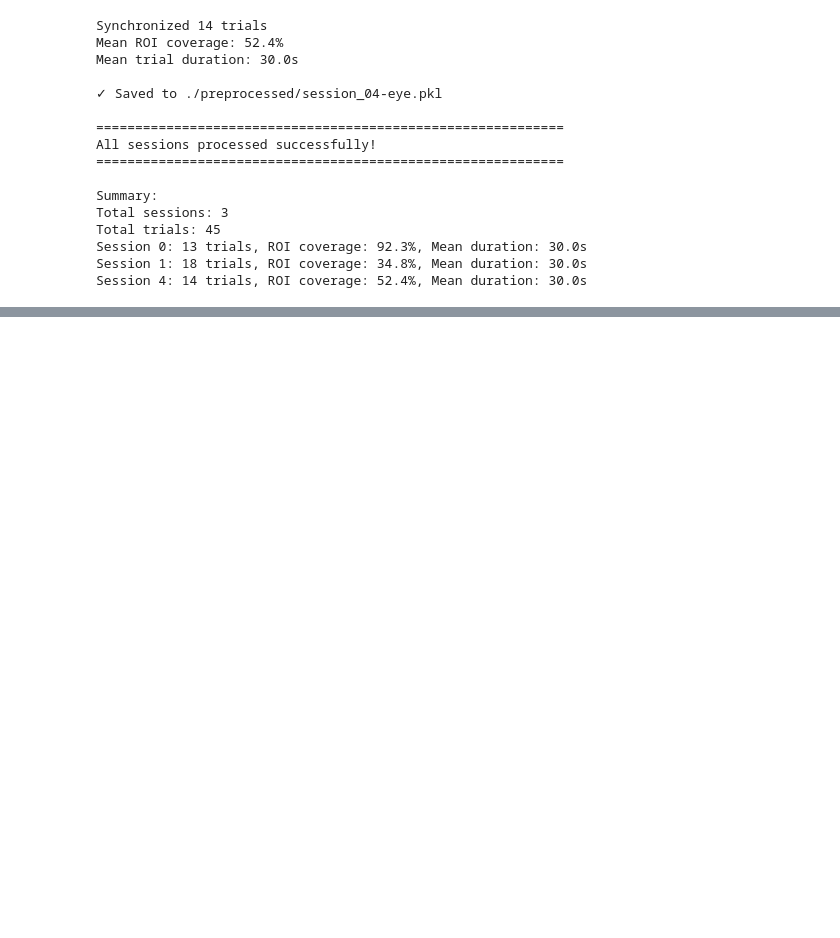
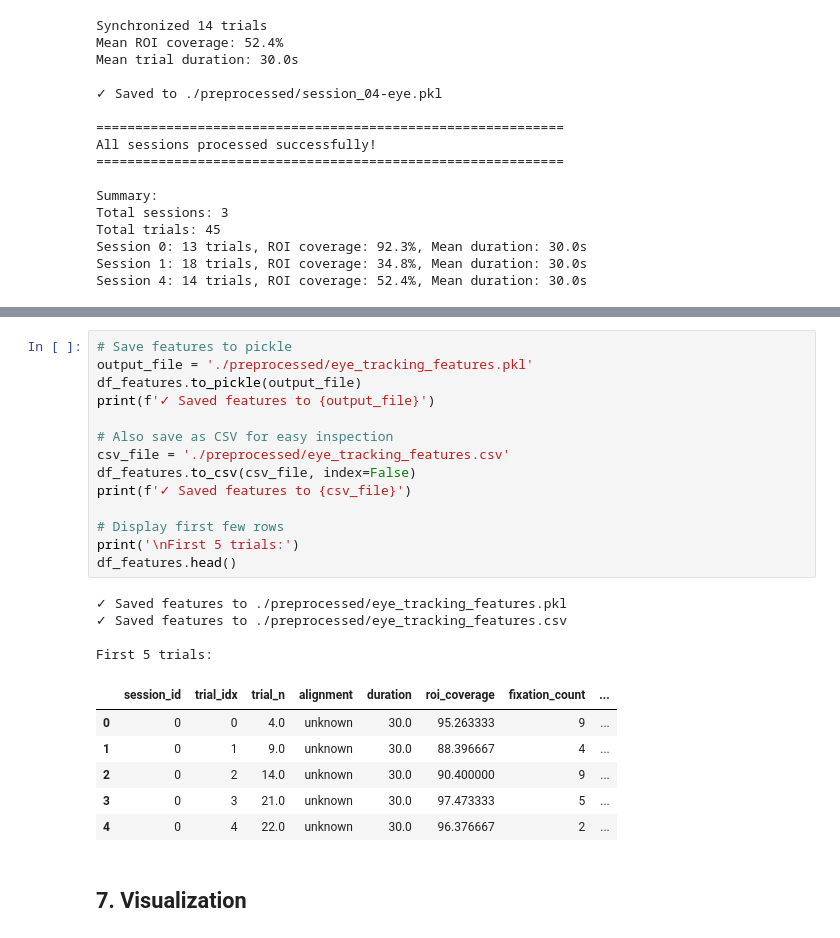
Before and after one commit to kimberlyeder/eeg-eyetracking-analysis, a Jupyter notebook: 06_EyeEvents.ipynb, the cells around one changed output, grey strips where cells are left out. Saved outputs shown, nothing was run; the diff lists cells and outputs as text; blank space fills up the shorter version.

```diff
--- a/06_EyeEvents.ipynb
+++ b/06_EyeEvents.ipynb
@@ -1044 +853,28 @@ pip install pyedfread
+# %%
+# Save features to pickle
+output_file = './preprocessed/eye_tracking_features.pkl'
+df_features.to_pickle(output_file)
+print(f'✓ Saved features to {output_file}')
+
+# Also save as CSV for easy inspection
+csv_file = './preprocessed/eye_tracking_features.csv'
+df_features.to_csv(csv_file, index=False)
+print(f'✓ Saved features to {csv_file}')
+
+# Display first few rows
+print('\nFirst 5 trials:')
+df_features.head()
+# %% [output]
+✓ Saved features to ./preprocessed/eye_tracking_features.pkl
+✓ Saved features to ./preprocessed/eye_tracking_features.csv
+
+First 5 trials:
+|  | session_id | trial_idx | trial_n | alignment | duration | roi_coverage | fixation_count | ... |
+| 0 | 0 | 0 | 4.0 | unknown | 30.0 | 95.263333 | 9 | ... |
+| 1 | 0 | 1 | 9.0 | unknown | 30.0 | 88.396667 | 4 | ... |
+| 2 | 0 | 2 | 14.0 | unknown | 30.0 | 90.400000 | 9 | ... |
+| 3 | 0 | 3 | 21.0 | unknown | 30.0 | 97.473333 | 5 | ... |
+| 4 | 0 | 4 | 22.0 | unknown | 30.0 | 96.376667 | 2 | ... |
+# %% [markdown]
+## 7. Visualization
 # %%
```
Also changed, not shown: parts of 35 cells of this notebook.
